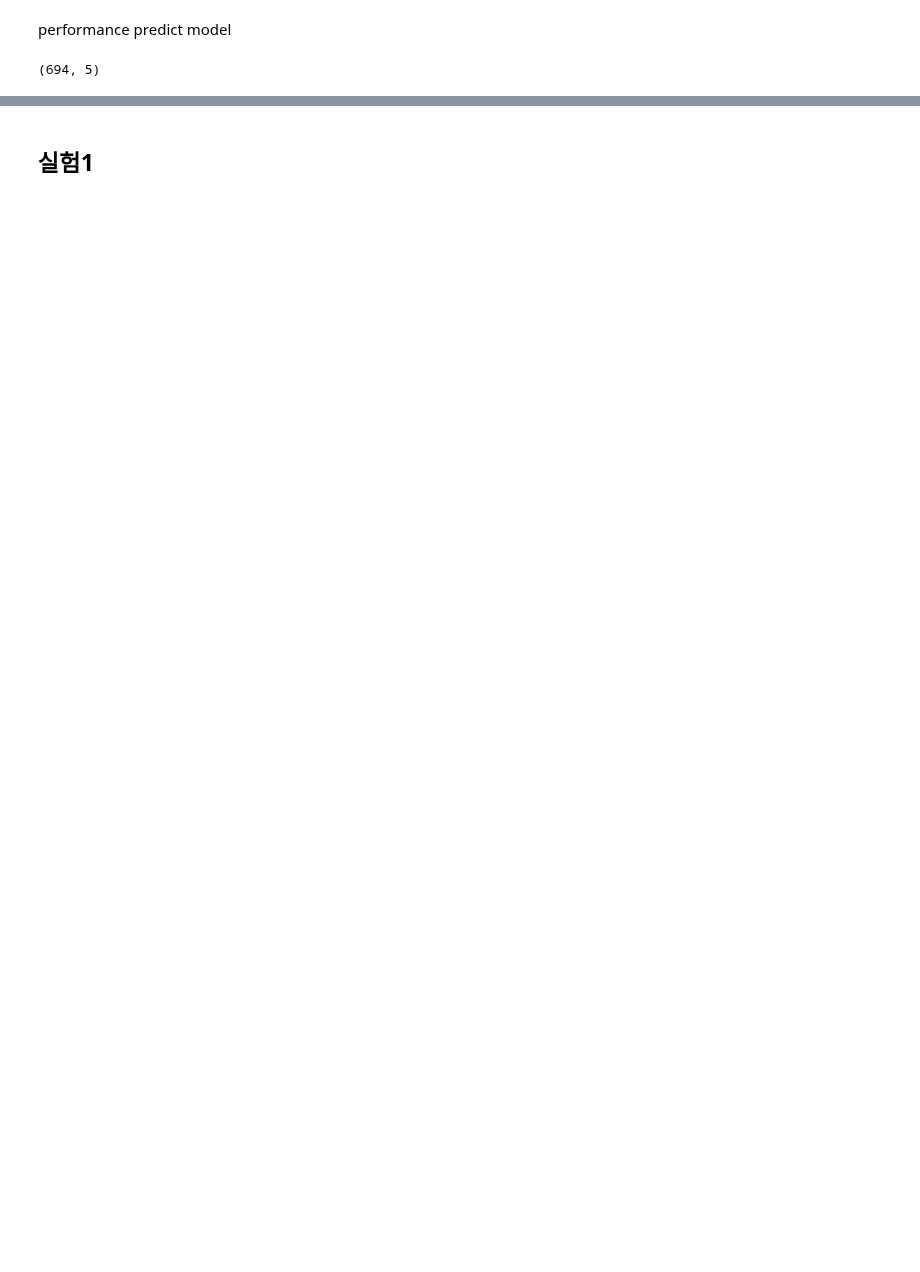
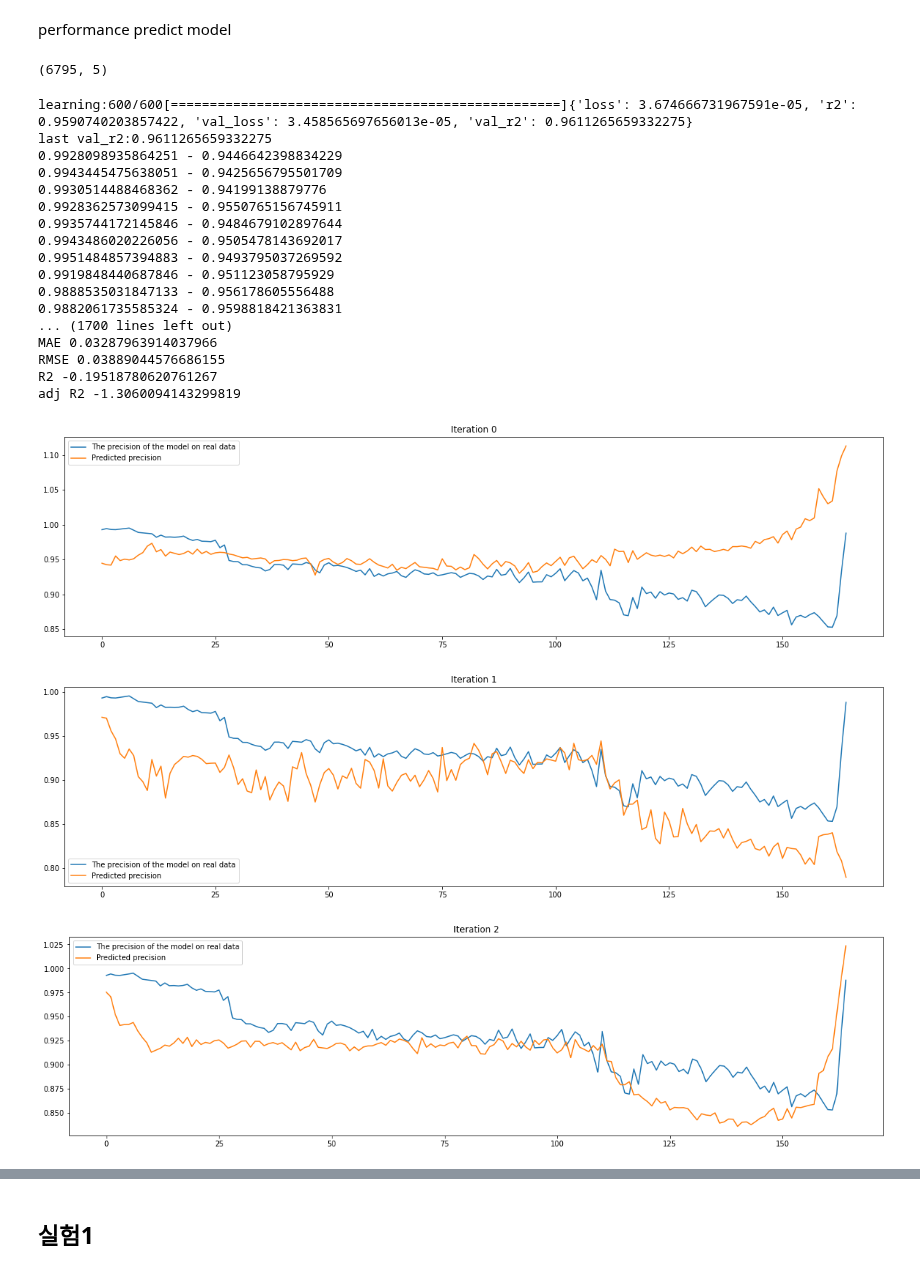
Before and after one commit to dolmani38/drift, a Jupyter notebook: Concept drift에 의한 모델의 성능 추정 방법_0611.ipynb, the cells around one changed output, grey strips where cells are left out. Cells and saved outputs as stored; diff of their text form; code cells hidden in the pictures; blank space fills up the shorter version.

```diff
--- a/Concept drift에 의한 모델의 성능 추정 방법_0611.ipynb
+++ b/Concept drift에 의한 모델의 성능 추정 방법_0611.ipynb
@@ -725,2 +724,0 @@ KeyboardInterrupt: ignored
-# %%
-metric_a,metric_b,metric_c,drift_data_ks_stats,drift_data_ks_pvals,drift_data_ks_stats_diff,drift_data_ks_pvals_diff,length = drift_sampling2(ML[2010].predict,sigma=0.95,epoch = 8000,toplist=top_list)
@@ -786,6 +778,9 @@ random.seed(42)
 trainset = pd.DataFrame(drift_data_ks_stats*drift_data_ks_pvals_diff,columns=COLUMNS)
 dx = trainset[itc]
 print(dx.shape)
+
+#ss = StandardScaler()
+#dx = ss.fit_transform(dx)
 """
 tf.keras.layers.Dense(dx.shape[1], activation='relu',
                     kernel_initializer=initializers.RandomNormal(stddev=0.4),
@@ -803,9 +798,11 @@ tf.keras.layers.Dense(dx.shape[1]*2, activation='relu',
 
 def train_model(epochs=600):
     model_c = tf.keras.Sequential([
-        tf.keras.layers.Dense(dx.shape[1]*4, activation='relu', input_shape=(dx.shape[1],)),
-        tf.keras.layers.Dense(1024, activation='relu',kernel_initializer=initializers.RandomNormal(mean=-0.1, stddev=0.4)),
-        tf.keras.layers.Dense(256, activation='relu',kernel_initializer=initializers.RandomNormal(mean=-0.1, stddev=0.4)),
+        tf.keras.layers.Dense(dx.shape[1]*10, activation='relu', input_shape=(dx.shape[1],),kernel_initializer=initializers.RandomNormal(mean=-0.2, stddev=0.3)),
+        #tf.keras.layers.LayerNormalization(),
+        #tf.keras.layers.Dense(1024, activation='relu',kernel_initializer=initializers.RandomNormal(mean=-0.1, stddev=0.4)),
+        tf.keras.layers.Dense(64, activation='relu',kernel_initializer=initializers.RandomNormal(mean=-0.2, stddev=0.3)),
+        #tf.keras.layers.LayerNormalization(),
         tf.keras.layers.Dense(1)
     ])
 
@@ -817,9 +814,16 @@ def train_model(epochs=600):
                 loss='mse',
                 metrics=[r2])
     #print(model_c.summary())
-    hist = model_c.fit(dx, metric_c[:,0], validation_split=0.2, batch_size=400, epochs=epochs,shuffle=False,verbose=0,callbacks=[early_stop,VerboseCallback(epochs)]) #, callbacks=[es_callback])
+    #hist = model_c.fit(dx, metric_c[:,0], validation_split=0.2, batch_size=400, epochs=epochs,shuffle=False,verbose=0,callbacks=[early_stop,VerboseCallback(epochs)]) #, callbacks=[es_callback])
+    hist = model_c.fit(dx, metric_c[:,0], validation_split=0.2, batch_size=400, epochs=epochs,shuffle=False,use_multiprocessing=False,verbose=0,callbacks=[early_stop,VerboseCallback(epochs)]) #, callbacks=[es_callback])
 
     return hist, model_c
 # %% [output]
-(694, 5)
+(6795, 5)
+# %%
+def seed_everything(seed: int = 42):
+    random.seed(seed)
+    np.random.seed(seed)
+    os.environ["PYTHONHASHSEED"] = str(seed)
+    tf.random.set_seed(seed)
 # %%
@@ -834 +842,25 @@ def ensemble_train(ensemble_num=30, epochs=600):
     return models
+# %%
+seed_everything()
+models = ensemble_train(ensemble_num=10, epochs=600)
+# %% [output]
+learning:600/600[==================================================]{'loss': 3.674666731967591e-05, 'r2': 0.9590740203857422, 'val_loss': 3.458565697656013e-05, 'val_r2': 0.9611265659332275}
+last val_r2:0.9611265659332275
+0.9928098935864251 - 0.9446642398834229
+0.9943445475638051 - 0.9425656795501709
+0.9930514488468362 - 0.94199138879776
+0.9928362573099415 - 0.9550765156745911
+0.9935744172145846 - 0.9484679102897644
+0.9943486020226056 - 0.9505478143692017
+0.9951484857394883 - 0.9493795037269592
+0.9919848440687846 - 0.951123058795929
+0.9888535031847133 - 0.956178605556488
+0.9882061735585324 - 0.9598818421363831
+... (1700 lines left out)
+MAE 0.03287963914037966
+RMSE 0.03889044576686155
+R2 -0.19518780620761267
+adj R2 -1.3060094143299819
+[figure, added]
+[figure, added]
+[figure, added]
```
Also changed, not shown: parts of 24 cells of this notebook.
